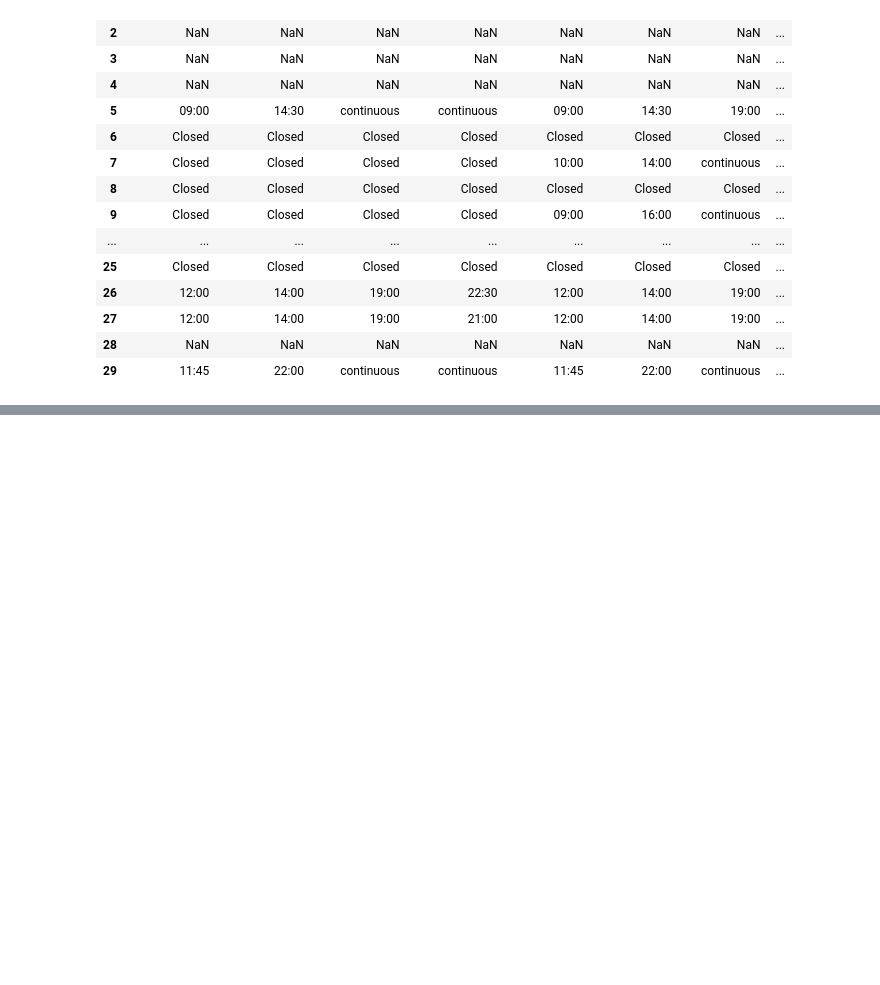
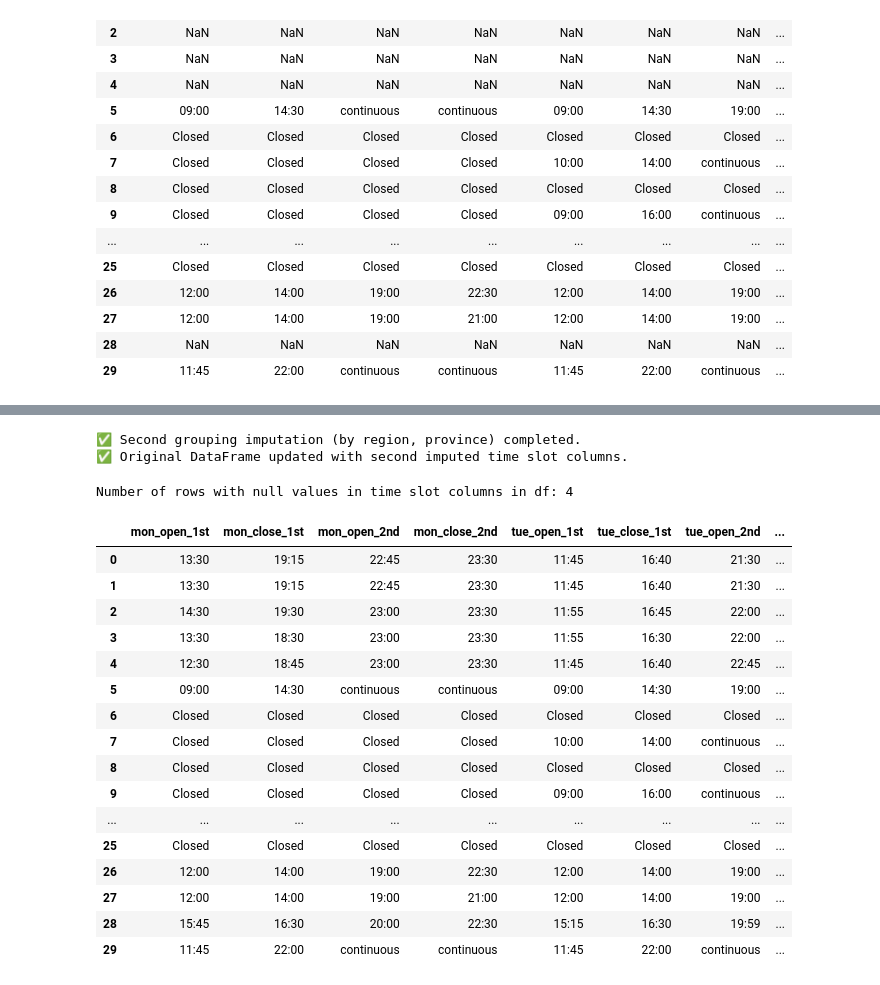
Before and after one commit to idoschw3/french_resturants, a Jupyter notebook: notebooks/03_null_handling_and_imputation.ipynb, the cells around one changed output, grey strips where cells are left out. Cells and saved outputs as stored; diff of their text form; code cells hidden in the pictures; blank space fills up the shorter version.

```diff
--- a/notebooks/03_null_handling_and_imputation.ipynb
+++ b/notebooks/03_null_handling_and_imputation.ipynb
@@ -289,0 +340,80 @@ print("✅ Imputation complete: original time slot columns have been replaced wi
+# %%
+# 1️⃣ Define the time slot columns (those starting with day abbreviations)
+# (Assumed already defined in your session as:
+# time_slot_cols = [col for col in df.columns if any(day in col for day in ['mon_', 'tue_', 'wed_', 'thu_', 'fri_', 'sat_', 'sun_'])]
+# If not, uncomment the next line:
+# time_slot_cols = [col for col in df.columns if any(day in col for day in ['mon_', 'tue_', 'wed_', 'thu_', 'fri_', 'sat_', 'sun_'])]
+
+# 2️⃣ Convert each time slot column to categorical, store the mapping, and convert to numeric codes
+category_maps = {}
+for col in time_slot_cols:
+    df[col] = df[col].astype('category')
+    # Store the mapping: code -> original string
+    category_maps[col] = dict(enumerate(df[col].cat.categories))
+    # Convert to numeric codes; missing values become -1, so we replace those with NaN
+    df[col] = df[col].cat.codes.replace(-1, np.nan)
+
+# 3️⃣ Prepare a container to collect the imputed results per group
+imputed_parts = []
+
+# 4️⃣ Group by 'region' and 'province' and impute within each group
+for group_key, group_df in df.groupby(['region', 'province']):
+    # Extract the subset of time slot columns for the current group
+    group_time_data = group_df[time_slot_cols]
+
+    # Check if the entire group is missing (i.e. all values in group_time_data are NaN)
+    if group_time_data.isnull().all().all():
+        # Leave the group untouched by appending the original (all-NaN) data
+        imputed_parts.append(group_time_data)
+    else:
+        # Determine the number of neighbors as the smaller of 3 or the group size
+        n_neighbors = min(3, len(group_df))
+        imputer = KNNImputer(n_neighbors=n_neighbors)
+        # Apply KNN imputation on the group's time data
+        imputed_array = imputer.fit_transform(group_time_data)
+        # Create a DataFrame from the imputed result with the same columns and index as the group
+        imputed_df = pd.DataFrame(imputed_array, columns=time_slot_cols, index=group_df.index)
+        imputed_parts.append(imputed_df)
+
+# 5️⃣ Recombine all imputed groups into one DataFrame, sorted by index
+df_imputed_second_grouping = pd.concat(imputed_parts).sort_index()
+
+# 6️⃣ Decode the numeric codes back to the original string values using the stored mappings
+for col in time_slot_cols:
+    mapping = category_maps[col]
+    df_imputed_second_grouping[col] = df_imputed_second_grouping[col].round().astype('Int64').map(mapping)
+
+print("✅ Second grouping imputation (by region, province) completed.")
+
+# 7️⃣ Update the original DataFrame with the imputed time slot columns
+df[time_slot_cols] = df_imputed_second_grouping[time_slot_cols]
+print("✅ Original DataFrame updated with second imputed time slot columns.")
+# %% [output]
+✅ Second grouping imputation (by region, province) completed.
+✅ Original DataFrame updated with second imputed time slot columns.
+# %%
+# Count the rows with any null values in the time slot columns
+null_rows_count = df[time_slot_cols].isnull().any(axis=1).sum()
+print(f"Number of rows with null values in time slot columns in df: {null_rows_count}")
+# %% [output]
+Number of rows with null values in time slot columns in df: 4
+# %%
+df[time_slot_cols].head(30)
+# %% [output]
+|  | mon_open_1st | mon_close_1st | mon_open_2nd | mon_close_2nd | tue_open_1st | tue_close_1st | tue_open_2nd | ... |
+| 0 | 13:30 | 19:15 | 22:45 | 23:30 | 11:45 | 16:40 | 21:30 | ... |
+| 1 | 13:30 | 19:15 | 22:45 | 23:30 | 11:45 | 16:40 | 21:30 | ... |
+| 2 | 14:30 | 19:30 | 23:00 | 23:30 | 11:55 | 16:45 | 22:00 | ... |
+| 3 | 13:30 | 18:30 | 23:00 | 23:30 | 11:55 | 16:30 | 22:00 | ... |
+| 4 | 12:30 | 18:45 | 23:00 | 23:30 | 11:45 | 16:40 | 22:45 | ... |
+| 5 | 09:00 | 14:30 | continuous | continuous | 09:00 | 14:30 | 19:00 | ... |
+| 6 | Closed | Closed | Closed | Closed | Closed | Closed | Closed | ... |
+| 7 | Closed | Closed | Closed | Closed | 10:00 | 14:00 | continuous | ... |
+| 8 | Closed | Closed | Closed | Closed | Closed | Closed | Closed | ... |
+| 9 | Closed | Closed | Closed | Closed | 09:00 | 16:00 | continuous | ... |
+| ... | ... | ... | ... | ... | ... | ... | ... | ... |
+| 25 | Closed | Closed | Closed | Closed | Closed | Closed | Closed | ... |
+| 26 | 12:00 | 14:00 | 19:00 | 22:30 | 12:00 | 14:00 | 19:00 | ... |
+| 27 | 12:00 | 14:00 | 19:00 | 21:00 | 12:00 | 14:00 | 19:00 | ... |
+| 28 | 15:45 | 16:30 | 20:00 | 22:30 | 15:15 | 16:30 | 19:59 | ... |
+| 29 | 11:45 | 22:00 | continuous | continuous | 11:45 | 22:00 | continuous | ... |
```
Also changed, not shown: parts of 38 cells of this notebook.
